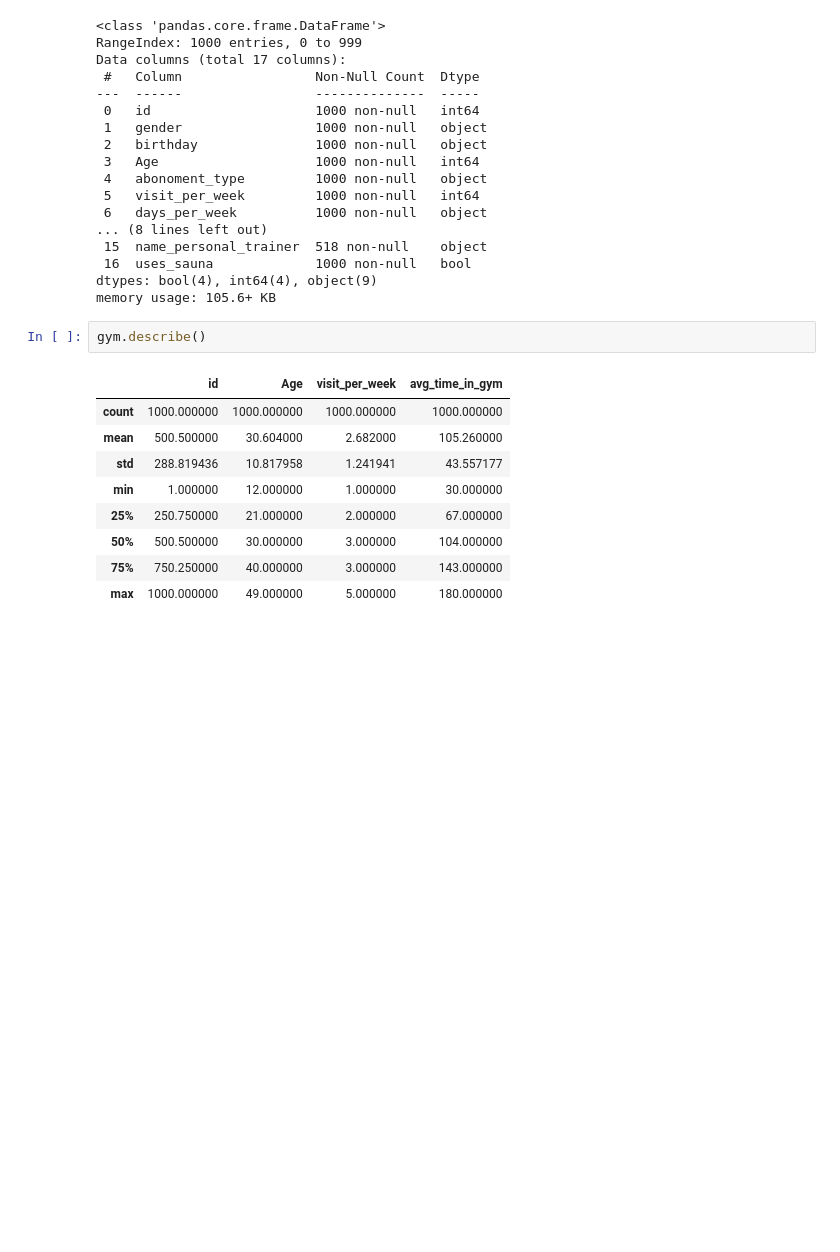
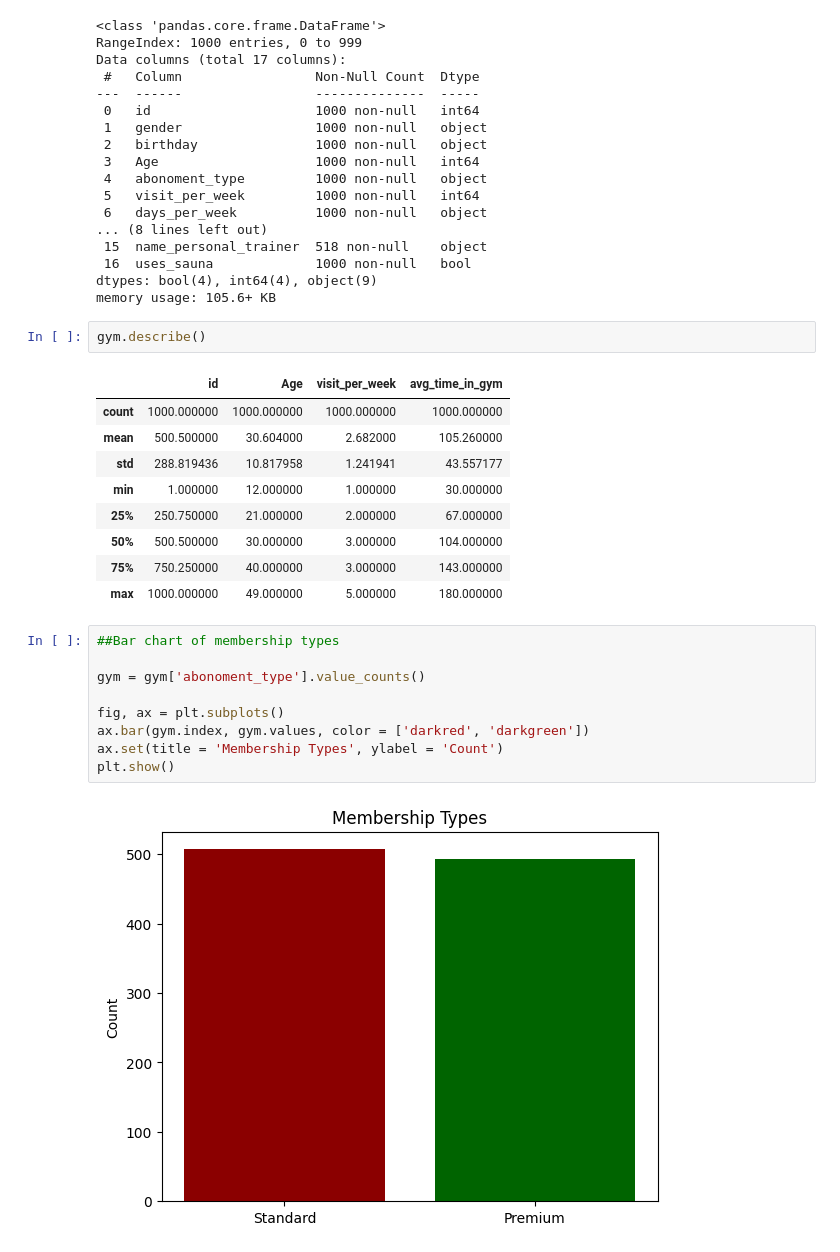
Before and after one commit to smchakma/ResearchWithSkillMoprh, a Jupyter notebook: Matplotlib_and_seaborn_asg.ipynb, the cells around one changed output. Drawn from its saved outputs; the diff is of its cells as text; blank space fills up the shorter version.

```diff
--- a/Matplotlib_and_seaborn_asg.ipynb
+++ b/Matplotlib_and_seaborn_asg.ipynb
@@ -63,3 +63,14 @@ gym.describe()
 | 50% | 500.500000 | 30.000000 | 3.000000 | 104.000000 |
 | 75% | 750.250000 | 40.000000 | 3.000000 | 143.000000 |
 | max | 1000.000000 | 49.000000 | 5.000000 | 180.000000 |
+# %%
+##Bar chart of membership types
+
+gym = gym['abonoment_type'].value_counts()
+
+fig, ax = plt.subplots()
+ax.bar(gym.index, gym.values, color = ['darkred', 'darkgreen'])
+ax.set(title = 'Membership Types', ylabel = 'Count')
+plt.show()
+# %% [output]
+[figure, added]
```
Also changed, not shown: parts of 1 cell of this notebook.
